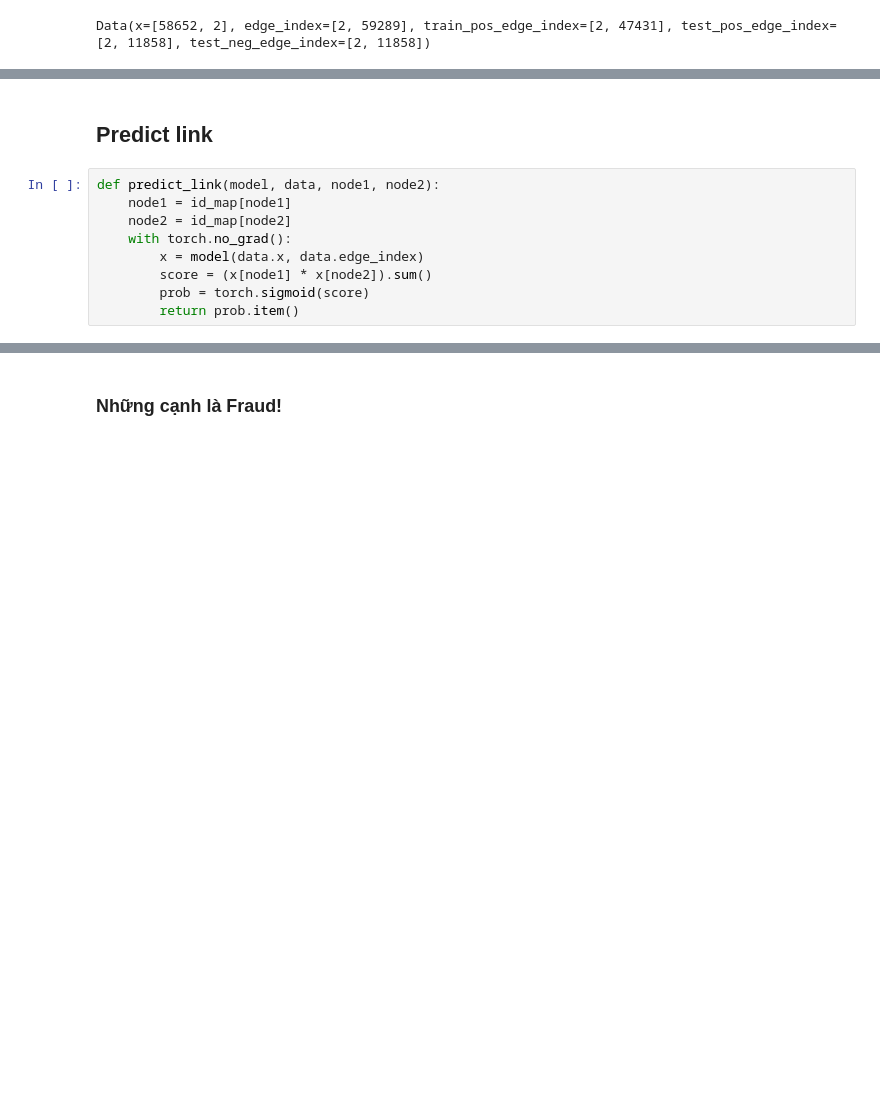
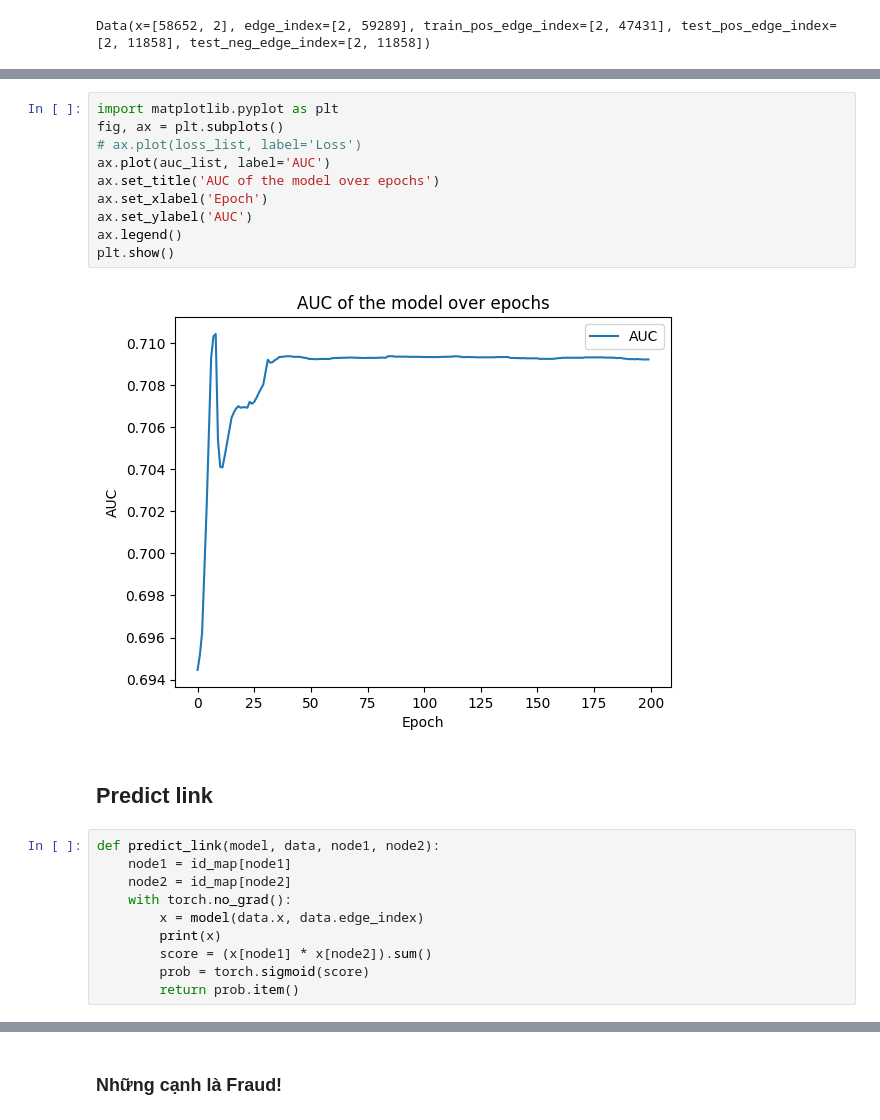
Before and after one commit to TheCuongt65/fraud_shopee_with_graph, a Jupyter notebook: Link Prediction for Shoppe using Graph Neural Networks.ipynb, the cells around one changed output, grey strips where cells are left out. Cells and saved outputs as stored; diff of their text form; blank space fills up the shorter version.

```diff
--- a/Link Prediction for Shoppe using Graph Neural Networks.ipynb
+++ b/Link Prediction for Shoppe using Graph Neural Networks.ipynb
@@ -296,3 +321,15 @@ Data(x=[58652, 2], edge_index=[2, 59289], train_pos_edge_index=[2, 47431], test_
+# %%
+import matplotlib.pyplot as plt
+fig, ax = plt.subplots()
+# ax.plot(loss_list, label='Loss')
+ax.plot(auc_list, label='AUC')
+ax.set_title('AUC of the model over epochs')
+ax.set_xlabel('Epoch')
+ax.set_ylabel('AUC')
+ax.legend()
+plt.show()
+# %% [output]
+[figure, added]
 # %% [markdown]
 ## Predict link
 # %%
@@ -301,6 +338,7 @@ def predict_link(model, data, node1, node2):
     node2 = id_map[node2]
     with torch.no_grad():
         x = model(data.x, data.edge_index)
+        print(x)
         score = (x[node1] * x[node2]).sum()
         prob = torch.sigmoid(score)
         return prob.item()
```
Also changed, not shown: parts of 13 cells of this notebook, 2 other files.
